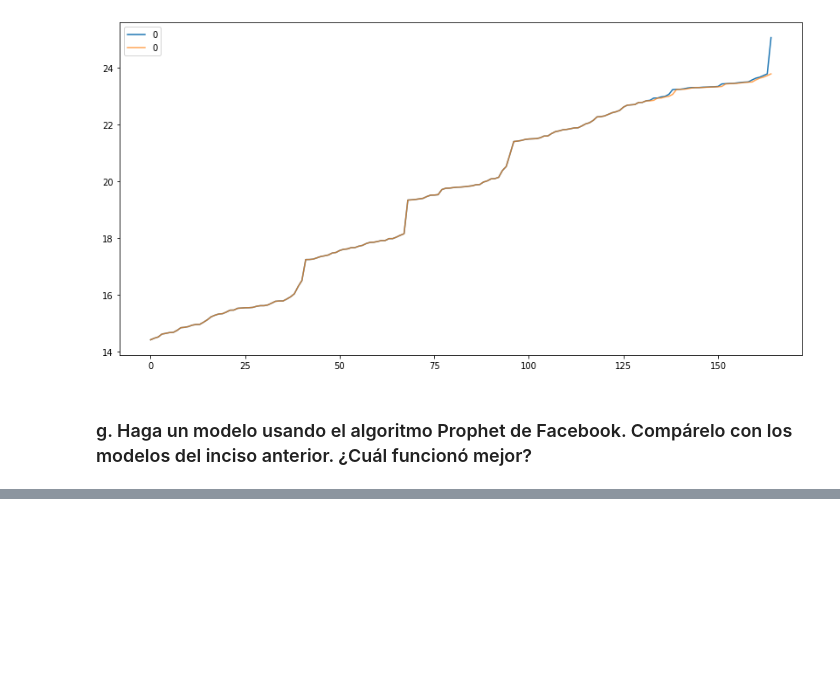
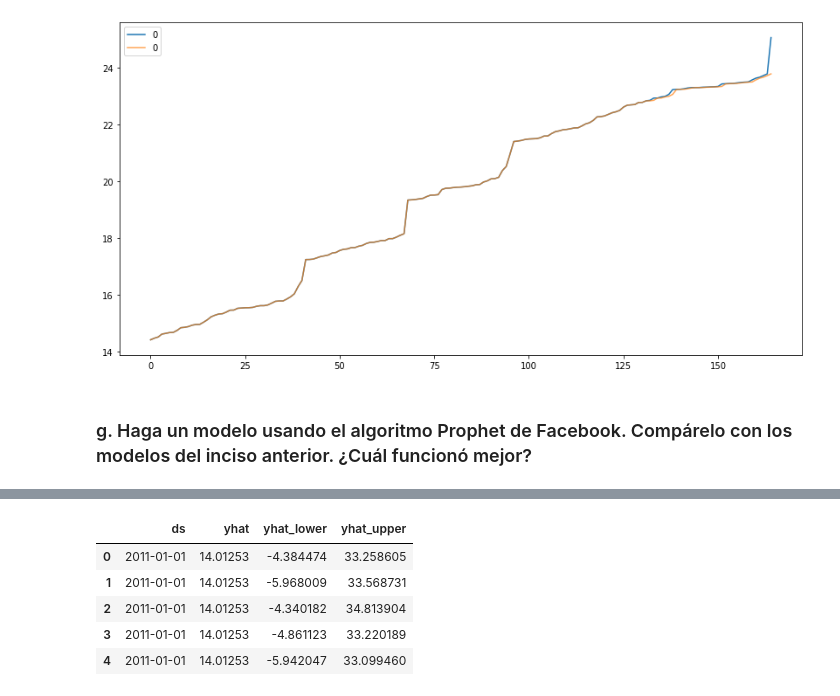
Before and after one commit to wsaldana/DataScienceLab2, a Jupyter notebook: lab2.ipynb, the cells around one changed output, grey strips where cells are left out. Saved outputs shown, nothing was run; the diff lists cells and outputs as text; code cells hidden in the pictures; blank space fills up the shorter version.

```diff
--- a/lab2.ipynb
+++ b/lab2.ipynb
@@ -330,0 +398,11 @@ terminado
+# %%
+prediccion = model.predict(temp_s1)
+# %%
+prediccion[['ds', 'yhat', 'yhat_lower', 'yhat_upper']].head()
+# %% [output]
+|  | ds | yhat | yhat_lower | yhat_upper |
+| 0 | 2011-01-01 | 14.01253 | -4.384474 | 33.258605 |
+| 1 | 2011-01-01 | 14.01253 | -5.968009 | 33.568731 |
+| 2 | 2011-01-01 | 14.01253 | -4.340182 | 34.813904 |
+| 3 | 2011-01-01 | 14.01253 | -4.861123 | 33.220189 |
+| 4 | 2011-01-01 | 14.01253 | -5.942047 | 33.099460 |
```
Also changed, not shown: parts of 13 cells of this notebook.
